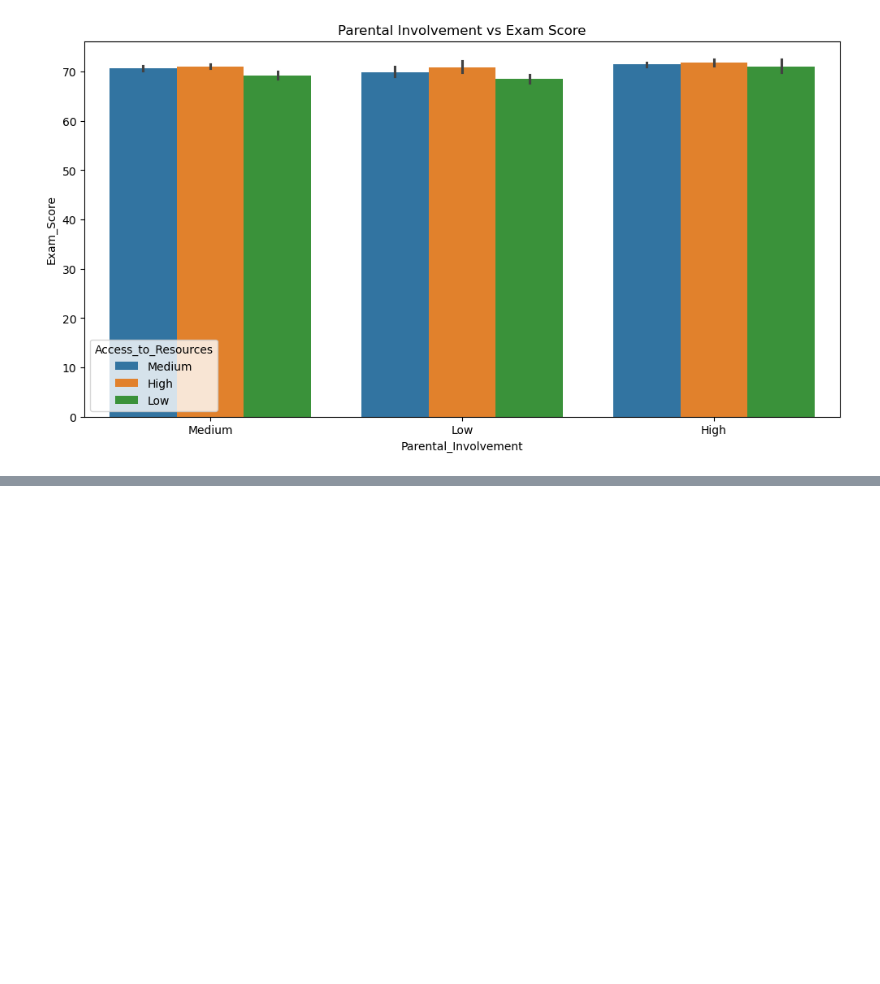
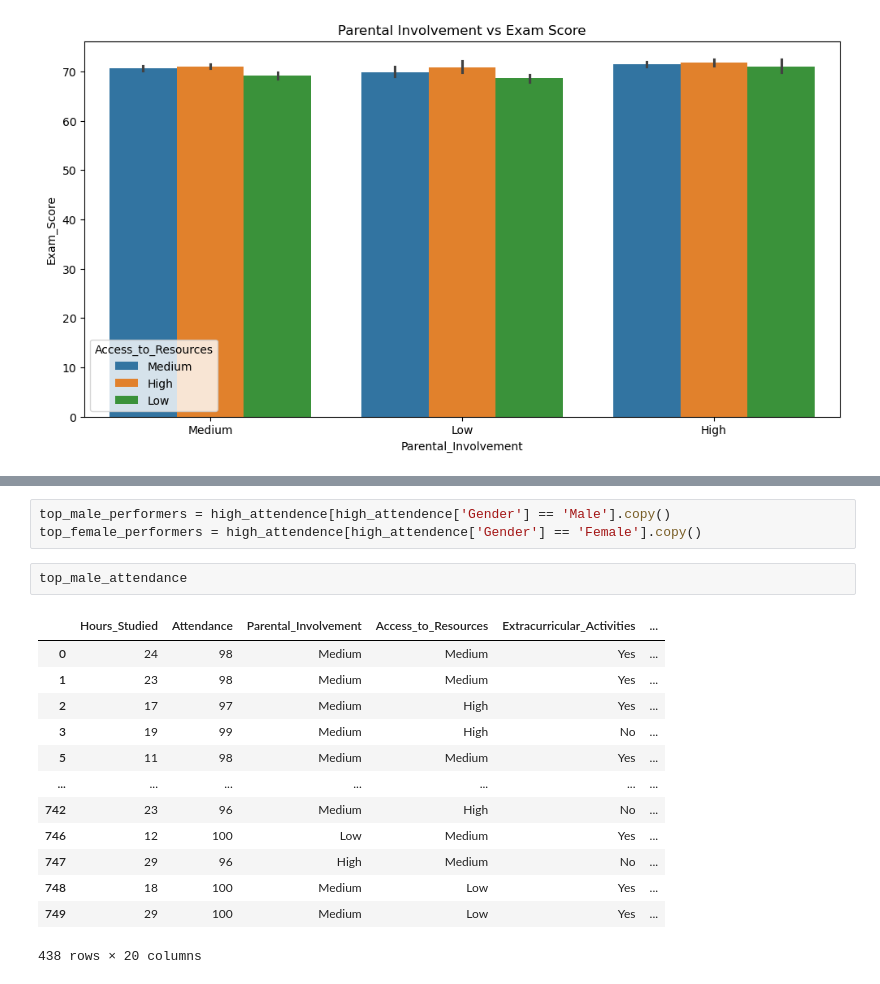
Before and after one commit to geff-ghost/studentPerformance, a Jupyter notebook: studentPerformance.ipynb, the cells around one changed output, grey strips where cells are left out. Cells and saved outputs as stored; diff of their text form; blank space fills up the shorter version.

```diff
--- a/studentPerformance.ipynb
+++ b/studentPerformance.ipynb
@@ -566,0 +348,19 @@ plt.title('Parental Involvement vs Exam Score');
+# %%
+top_male_performers = high_attendence[high_attendence['Gender'] == 'Male'].copy()
+top_female_performers = high_attendence[high_attendence['Gender'] == 'Female'].copy()
+# %%
+top_male_attendance
+# %% [output]
+|  | Hours_Studied | Attendance | Parental_Involvement | Access_to_Resources | Extracurricular_Activities | ... |
+| 0 | 24 | 98 | Medium | Medium | Yes | ... |
+| 1 | 23 | 98 | Medium | Medium | Yes | ... |
+| 2 | 17 | 97 | Medium | High | Yes | ... |
+| 3 | 19 | 99 | Medium | High | No | ... |
+| 5 | 11 | 98 | Medium | Medium | Yes | ... |
+| ... | ... | ... | ... | ... | ... | ... |
+| 742 | 23 | 96 | Medium | High | No | ... |
+| 746 | 12 | 100 | Low | Medium | Yes | ... |
+| 747 | 29 | 96 | High | Medium | No | ... |
+| 748 | 18 | 100 | Medium | Low | Yes | ... |
+| 749 | 29 | 100 | Medium | Low | Yes | ... |
+438 rows × 20 columns
```
Also changed, not shown: parts of 51 cells of this notebook.
